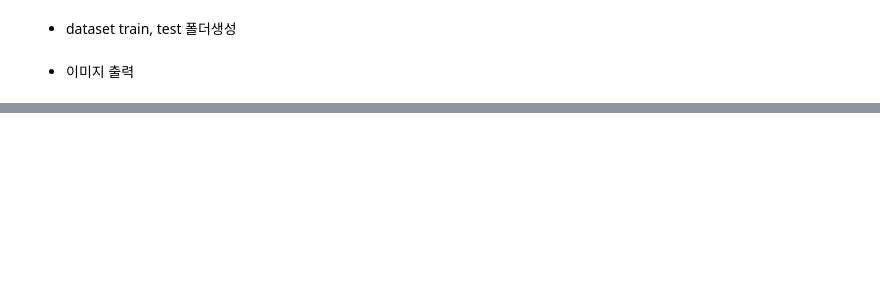
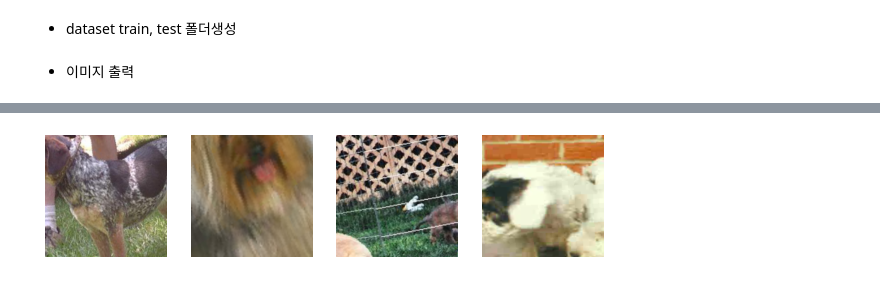
Before and after one commit to ahaampo5/AI_Workflows, a Jupyter notebook: Self_Test/Dataset.ipynb, the cells around one changed output, grey strips where cells are left out. Cells and saved outputs as stored; diff of their text form; code cells hidden in the pictures; blank space fills up the shorter version.

```diff
--- a/Self_Test/Dataset.ipynb
+++ b/Self_Test/Dataset.ipynb
@@ -208,3 +190,35 @@ print(dataset[:,1][idx])
 # %%
-TARGET_PATH = 'Images'
-if os.path.exists(TARGET_PATH):
+from torchvision import datasets, transforms, models
+
+# TODO: Define transforms for the training data and testing data
+train_transforms = transforms.Compose([transforms.RandomRotation(30),
+                                       transforms.RandomResizedCrop(224),
+                                       transforms.RandomHorizontalFlip(),
+                                       transforms.ToTensor(),
+                                       transforms.Normalize([0.485, 0.456, 0.406],
+                                                            [0.229, 0.224, 0.225])])
+
+test_transforms = transforms.Compose([transforms.Resize(255),
+                                      transforms.CenterCrop(224),
+                                      transforms.ToTensor(),
+                                      transforms.Normalize([0.485, 0.456, 0.406],
+                                                           [0.229, 0.224, 0.225])])
+
+DATASET_PATH = "dataset"
+# Pass transforms in here, then run the next cell to see how the transforms look
+train_data = datasets.ImageFolder(DATASET_PATH + '/train', transform=train_transforms)
+test_data = datasets.ImageFolder(DATASET_PATH + '/test', transform=test_transforms)
+# %%
+import torch
+train_loader = torch.utils.data.DataLoader(train_data, batch_size=32, shuffle=True)
+test_loader = torch.utils.data.DataLoader(train_data, batch_size=32, shuffle=True)
+# %%
+data_iter = iter(test_loader)
+
+images, labels = next(data_iter)
+fig, axes = plt.subplots(figsize=(10,4), ncols=4)
+for ii in range(4):
+    ax = axes[ii]
+    imshow(images[ii], ax=ax, normalize=True)
+# %% [output]
+[figure, added]
```
Also changed, not shown: parts of 10 cells of this notebook, 7 other files.
